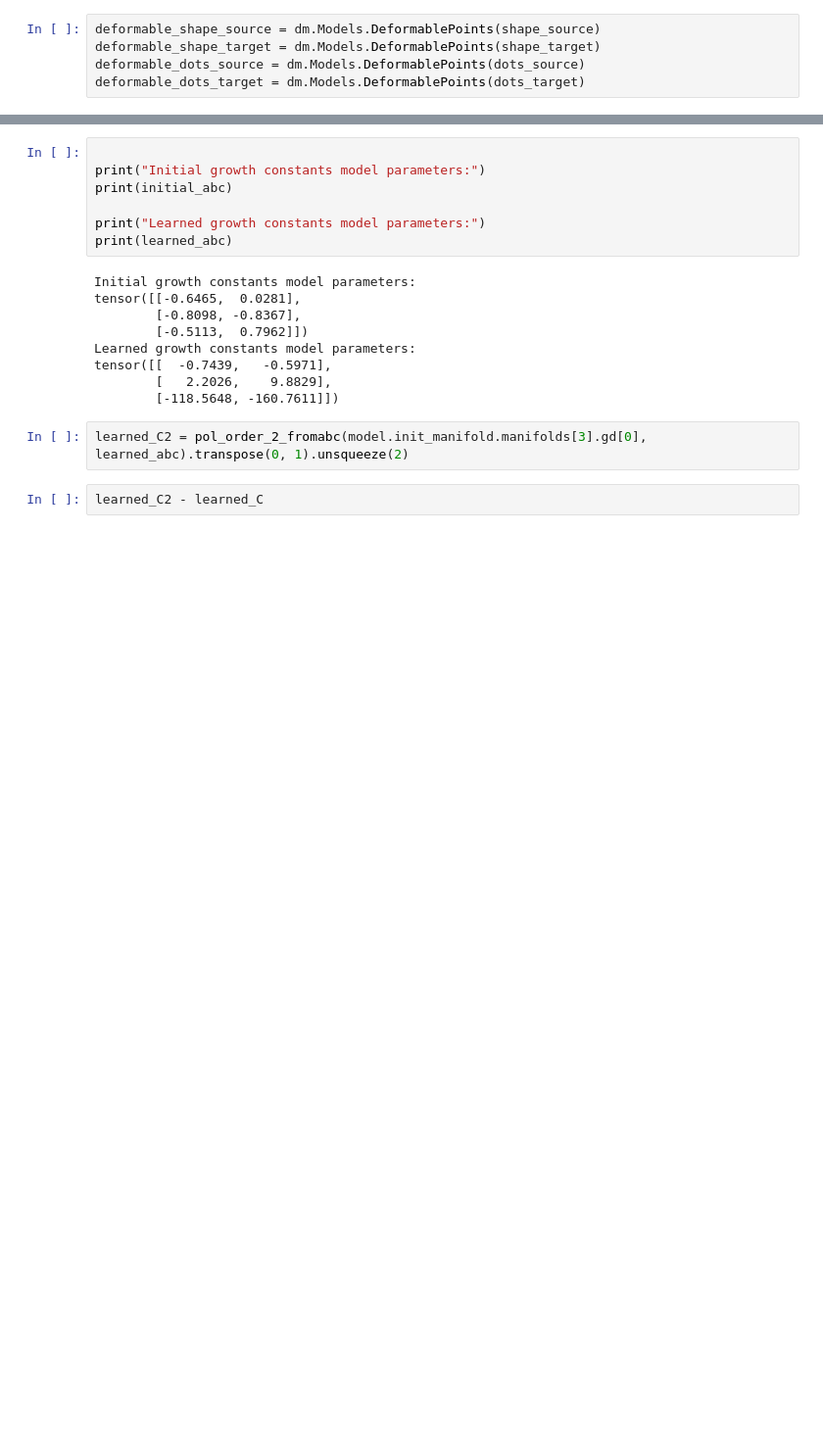
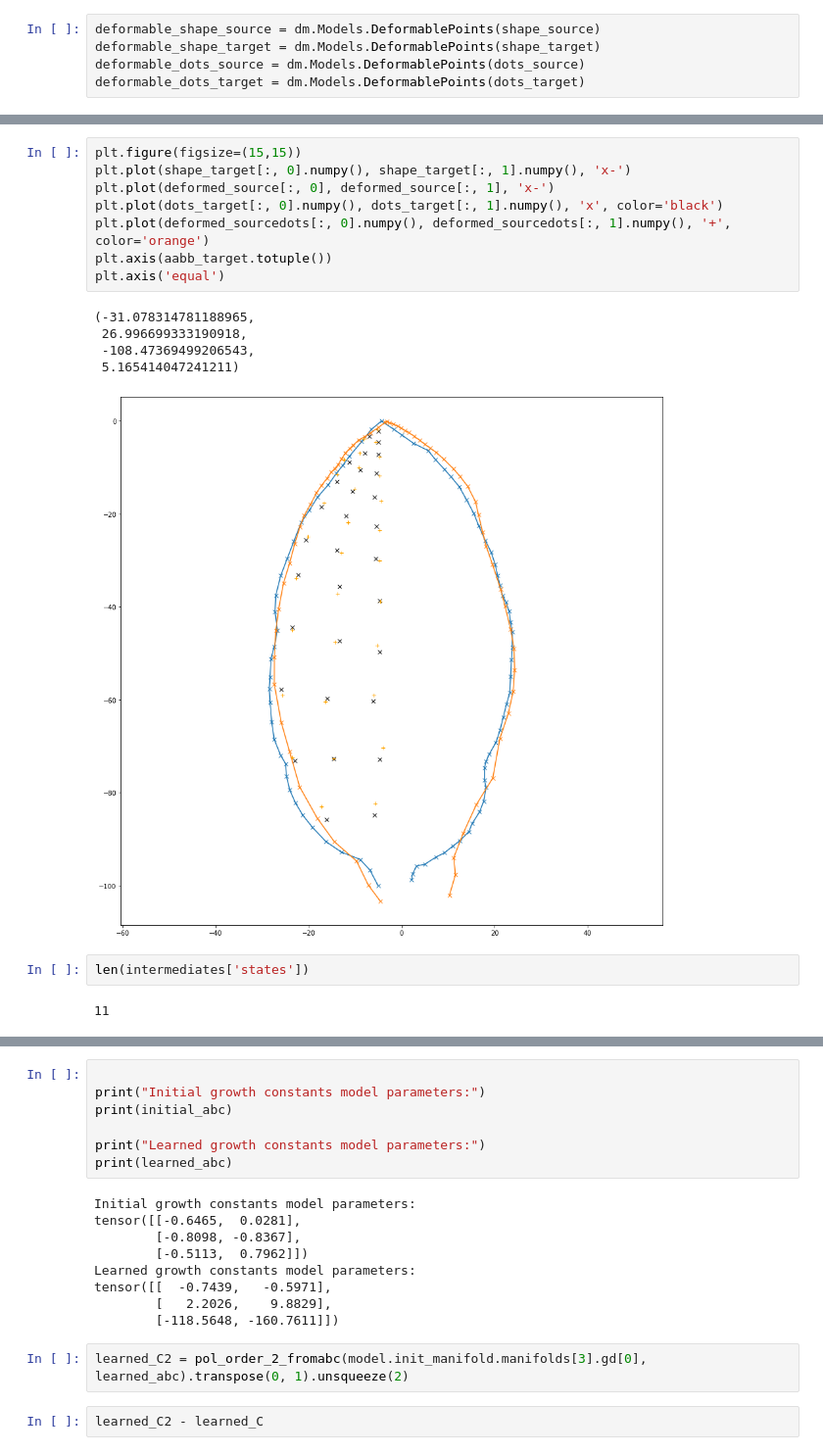
Before and after one commit to bgris/implicitmodules, a Jupyter notebook: script/torch/Basipetal_learning.ipynb, the cells around one changed output, grey strips where cells are left out. Shown at 98% size. Drawn from its saved outputs; the diff is of its cells as text; blank space fills up the shorter version.

```diff
--- a/script/torch/Basipetal_learning.ipynb
+++ b/script/torch/Basipetal_learning.ipynb
@@ -266,0 +302,18 @@ plt.show()
+# %%
+plt.figure(figsize=(15,15))
+plt.plot(shape_target[:, 0].numpy(), shape_target[:, 1].numpy(), 'x-')
+plt.plot(deformed_source[:, 0], deformed_source[:, 1], 'x-')
+plt.plot(dots_target[:, 0].numpy(), dots_target[:, 1].numpy(), 'x', color='black')
+plt.plot(deformed_sourcedots[:, 0].numpy(), deformed_sourcedots[:, 1].numpy(), '+', color='orange')
+plt.axis(aabb_target.totuple())
+plt.axis('equal')
+# %% [output]
+(-31.078314781188965,
+ 26.996699333190918,
+ -108.47369499206543,
+ 5.165414047241211)
+[figure, added]
+# %%
+len(intermediates['states'])
+# %% [output]
+11
```
Also changed, not shown: parts of 36 cells of this notebook, 2 other files.
